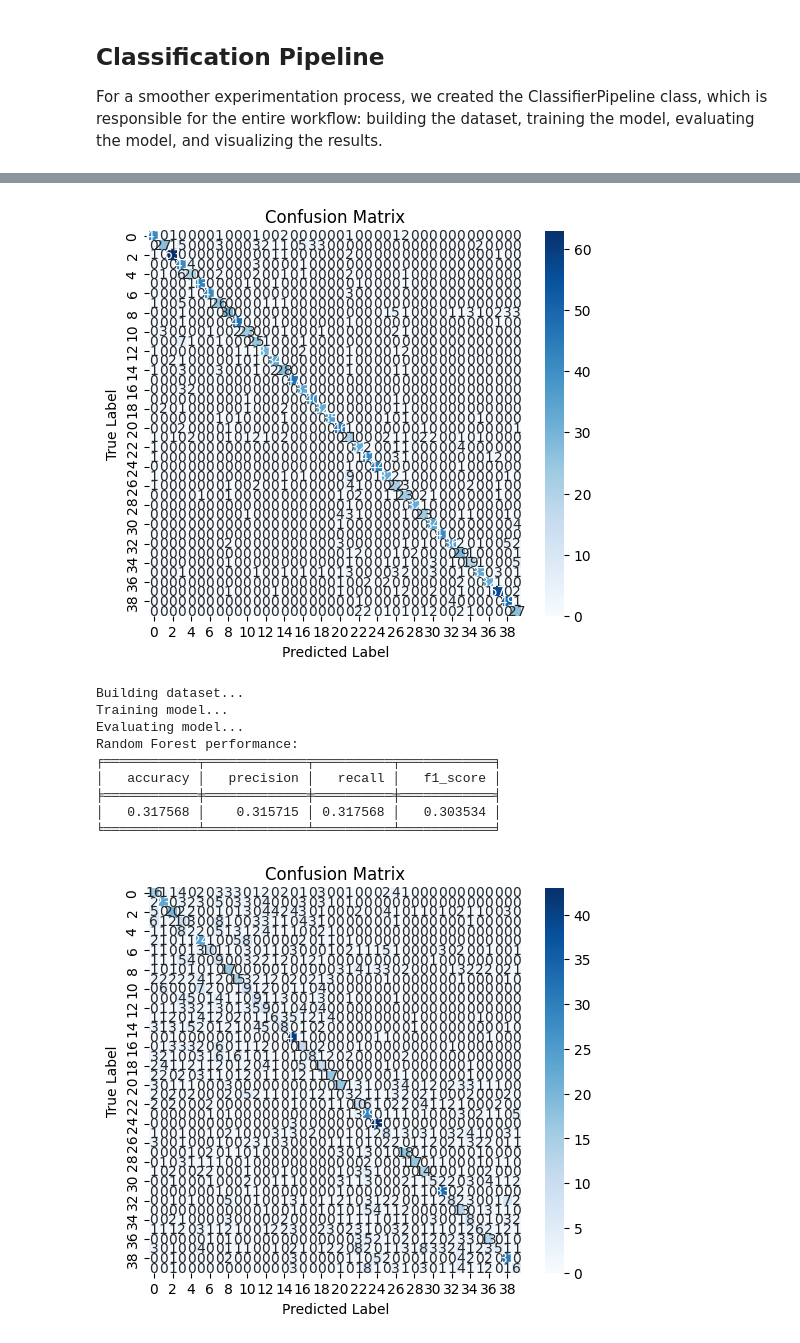
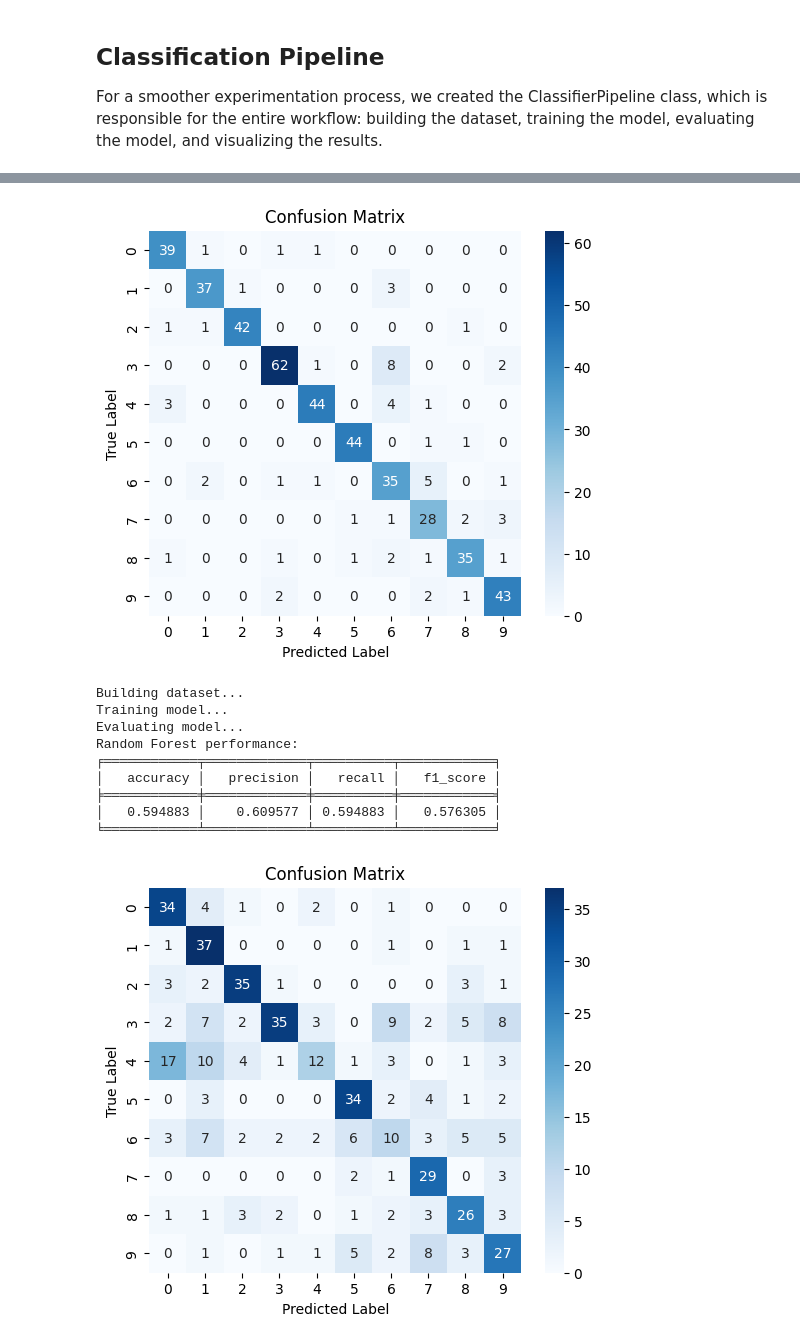
Before and after one commit to Oliffka/data-science, a Jupyter notebook: DataScienceTask.ipynb, the cells around one changed output, grey strips where cells are left out. Drawn from its saved outputs; the diff is of its cells as text; code cells hidden in the pictures.

```diff
--- a/DataScienceTask.ipynb
+++ b/DataScienceTask.ipynb
@@ -299,14 +303,14 @@ class Wav2VecExtractor(BaseFeatureExtractor):
         audio_tensor = audio_tensor.unsqueeze(0)
 
         # Extract features using wav2vec model
-        wav2Vec_features = self.model.feature_extractor(audio_tensor)
+        wav2Vec_embeddings = self.model.feature_extractor(audio_tensor)
 
         # Remove one dimension and convert tensor back to NumPy array
-        wav2Vec_features_np = wav2Vec_features.squeeze(0).detach().numpy()
+        wav2Vec_embeddings_np = wav2Vec_embeddings.squeeze(0).detach().numpy()
 
         # Converting between Torch tensors and NumPy arrays is not very efficient,
         # but it's done for compatibility with the project's base architecture.
-        return wav2Vec_features_np
+        return wav2Vec_embeddings_np
 # %% [markdown]
 ### Dataset builder implementation
 
@@ -1224,6 +1264,9 @@ class MLClassifier(BaseClassifier):
         elif (self._classifier_type == "naive_bayes"):
             self._classifier = GaussianNB()
             self._classifier_name = "Gaussian Naïve Bayes"
+        elif (self._classifier_type == "svm_rbf"):
+            self._classifier = SVC(kernel='rbf')
+            self._classifier_name = "Support Vector Machines, Radial BF kernel"
         else:
             raise ValueError('The classifier is not defined')
 
@@ -1308,7 +1351,7 @@ class DLClassifier(BaseClassifier):
         batch_size = 32
         lr = 1e-4
         optimizer = AdamW
-        early_stop_patience = 20
+        early_stop_patience = 10
 
         # Define loss function
         loss = nn.CrossEntropyLoss()
@@ -1533,7 +1576,7 @@ class ClassifierPipeline:
         self.extractor = None
         self.classifier = None
 
-    def run(self):
+    def run(self, max_speakers = -1):
         """ Executes the classification pipeline: """
 
         # Step 1: Build Dataset
@@ -1542,7 +1585,7 @@ class ClassifierPipeline:
         if self.dataset_builder.ready:
             X_train, y_train, X_test, y_test = self.dataset_builder.get_dataset()
         else:
-            X_train, y_train, X_test, y_test = self.dataset_builder.build_dataset(self.extractor)
+            X_train, y_train, X_test, y_test = self.dataset_builder.build_dataset(self.extractor, max_speakers = max_speakers)
 
         # Step 2: Train Model
         print("Training model...")
@@ -1576,7 +1619,7 @@ SR = 16000
 CHUNK_DURATION = 2
 NUM_MFCC = 39
 
-# Create extractor that compute MFCCs features for a 2 sec chunk
+# Create extractor that computes MFCCs features for a 2 sec chunk
 extractor = MFCCExtractor(SR, NUM_MFCC, CHUNK_DURATION)
 
 # Create dataset builder for gender classification
@@ -1585,8 +1628,9 @@ gender_dataset_builder = GenderDatasetBuilder(dataset_path, speaker_path)
 # Create ML classifiers
 nb_classifier = MLClassifier("naive_bayes")
 rf_classifier = MLClassifier("random_forest")
+svm_rbf_classifier = MLClassifier("svm_rbf")
 
-classifiers = [nb_classifier, rf_classifier]
+classifiers = [nb_classifier, rf_classifier, svm_rbf_classifier]
 
 # Create the main pipeline
 classifier_pipeline = ClassifierPipeline()
@@ -1681,6 +1735,8 @@ wav2vec_path = os.path.join(output_path, "wav2vec_small.pt")
 
 # wav2vec_url = "https://dl.fbaipublicfiles.com/fairseq/wav2vec/wav2vec_small.pt"
 # wav2vec_filename = "wav2vec_small.pt"
+
+MAX_SPEAKERS = 5
 
 # Here we assume that the model is downloaded to wav2vec_path
 extractor = Wav2VecExtractor(wav2vec_path, SR, CHUNK_DURATION)
@@ -1693,9 +1749,10 @@ classifier_pipeline.dataset_builder = speaker_dataset_builder
 classifier_pipeline.extractor = extractor
 
 # Create ML classifiers
-classifiers = [nb_classifier, rf_classifier]
+classifiers = [nb_classifier, rf_classifier, svm_rbf_classifier]
+
 for classifier in classifiers:
     classifier_pipeline.classifier = classifier
-    classifier_pipeline.run()
+    classifier_pipeline.run(MAX_SPEAKERS)
 # %% [output]
 Building dataset...
@@ -1717,5 +1774,5 @@ Collecting data for speaker:  777
 ╘════════════╧═════════════╧══════════╧════════════╛
-[figure, old version]
+[figure, new version]
 Building dataset...
 Training model...
 Evaluating model...
@@ -1723,6 +1780,6 @@ Random Forest performance:
 ╒════════════╤═════════════╤══════════╤════════════╕
 │   accuracy │   precision │   recall │   f1_score │
 ╞════════════╪═════════════╪══════════╪════════════╡
-│   0.317568 │    0.315715 │ 0.317568 │   0.303534 │
+│   0.594883 │    0.609577 │ 0.594883 │   0.576305 │
 ╘════════════╧═════════════╧══════════╧════════════╛
-[figure, old version]
+[figure, new version]
```
Also changed, not shown: parts of 17 cells of this notebook.
